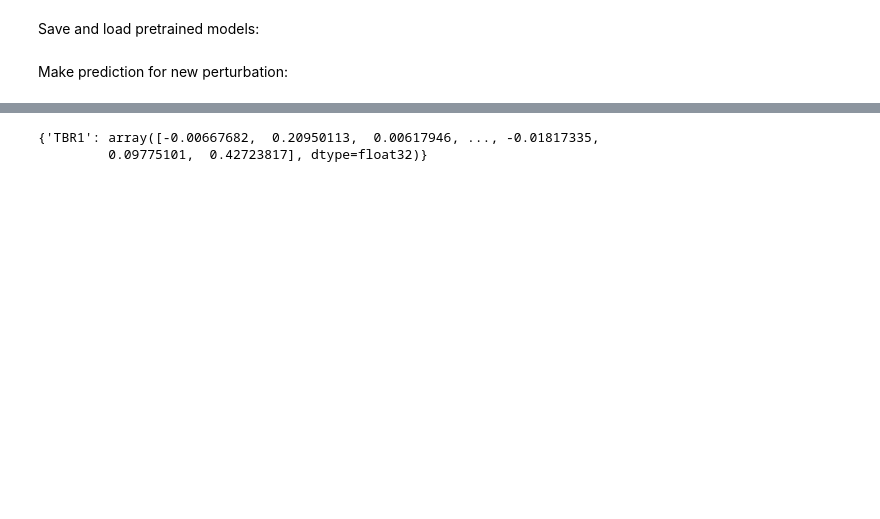
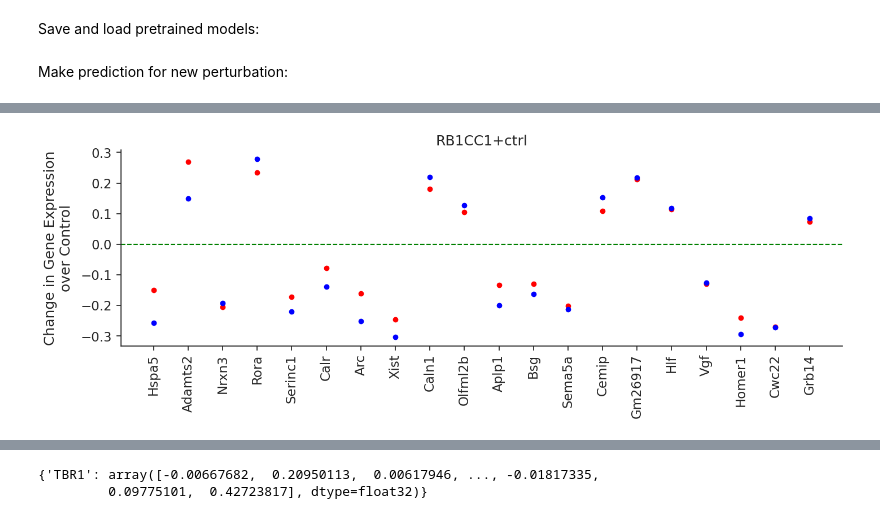
Before and after one commit to asunboi/GEARS, a Jupyter notebook: 0_boli/model_boli.ipynb, the cells around one changed output, grey strips where cells are left out. Cells and saved outputs as stored; diff of their text form; code cells hidden in the pictures; blank space fills up the shorter version.

```diff
--- a/0_boli/model_boli.ipynb
+++ b/0_boli/model_boli.ipynb
@@ -131,0 +138,4 @@ gears_model.plot_perturbation('CUL1+ctrl')
+# %%
+gears_model.plot_perturbation('RB1CC1+ctrl')
+# %% [output]
+[figure, added]
```
Also changed, not shown: parts of 10 cells of this notebook, 7 other files.
